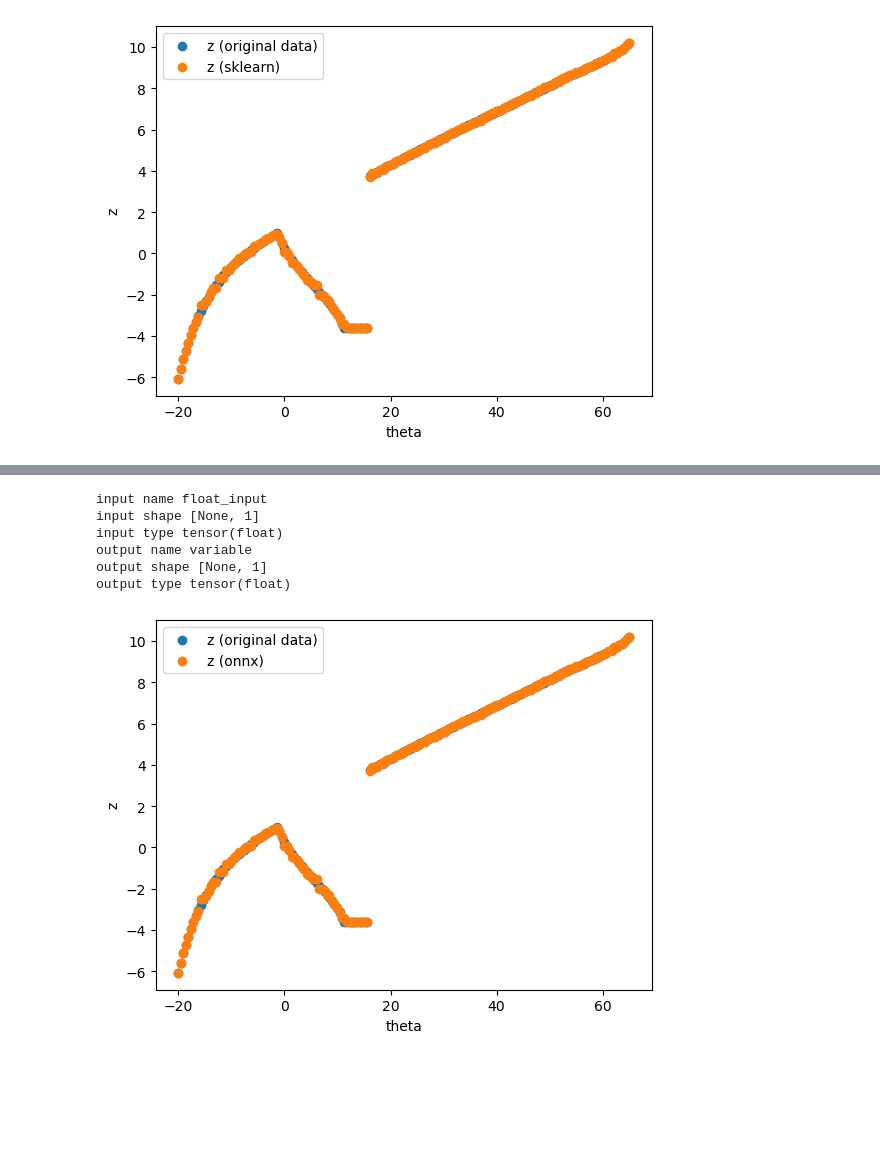
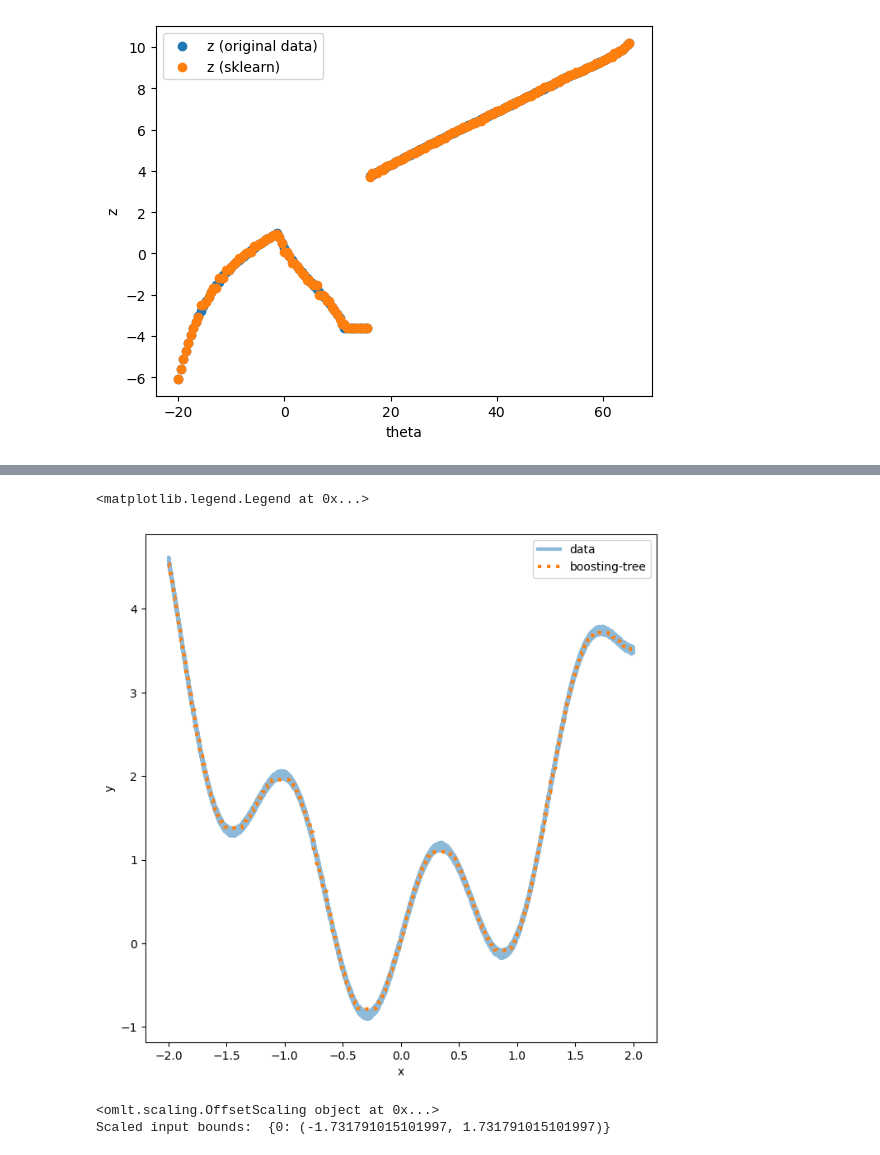
Before and after one commit to linshumeng/OMLT_ML, a Jupyter notebook: Sklearn_boosting.ipynb, the cells around one changed output, grey strips where cells are left out. Saved outputs shown, nothing was run; the diff lists cells and outputs as text; code cells hidden in the pictures; blank space fills up the shorter version.

Commit message:
Upload formulation of boosting tree

```diff
--- a/Sklearn_boosting.ipynb
+++ b/Sklearn_boosting.ipynb
@@ -59,2 +128,43 @@ plt.show()
+# %%
+regr = GradientBoostingRegressor()
+# %%
+#Data needs to be in array and reshaped
+x_scaled = df["x_scaled"].to_numpy().reshape(-1,1)
+y_scaled = df["y_scaled"].to_numpy().reshape(-1,1)
+
+#train the linear tree
+history1 = regr.fit(x_scaled,y_scaled)
+# %%
+#note: we calculate the unscaled output for each neural network to check the predictions
+#nn1
+y_predict_scaled_lt = regr.predict(x_scaled)
+y_predict_lt = y_predict_scaled_lt * (std_data['y']) + mean_data['y']
+# %%
+#create a single plot with the original data and each neural network's predictions
+fig, ax = plt.subplots(1, figsize=(8, 8))
+ax.plot(x, y, linewidth=3.0, label="data", alpha=0.5)
+ax.plot(x, y_predict_lt, linewidth=3.0,
+        linestyle="dotted", label="boosting-tree")
+plt.xlabel("x")
+plt.ylabel("y")
+plt.legend()
+# %% [output]
+<matplotlib.legend.Legend at 0x...>
+[figure, added]
+# %%
+#create an omlt scaling object
+scaler = omlt.scaling.OffsetScaling(offset_inputs=[mean_data['x']],
+                    factor_inputs=[std_data['x']],
+                    offset_outputs=[mean_data['y']],
+                    factor_outputs=[std_data['y']])
+
+#create the input bounds. note that the key `0` corresponds to input `0` and that we also scale the input bounds
+input_bounds={0:((min(df['x']) - mean_data['x'])/std_data['x'],
+                 (max(df['x']) - mean_data['x'])/std_data['x'])};
+print(scaler)
+print("Scaled input bounds: ",input_bounds)
+# %% [output]
+<omlt.scaling.OffsetScaling object at 0x...>
+Scaled input bounds:  {0: (-1.731791015101997, 1.731791015101997)}
 # %%
 initial_type = [('float_input', FloatTensorType([-1, 1]))]
@@ -64,30 +171,0 @@ with open("./output/sklearn_boosting.onnx", "wb") as f:
-# %%
-sess = rt.InferenceSession("./output/sklearn_boosting.onnx")
-input_name = sess.get_inputs()[0].name
-print("input name", input_name)
-input_shape = sess.get_inputs()[0].shape
-print("input shape", input_shape)
-input_type = sess.get_inputs()[0].type
-print("input type", input_type)
-output_name = sess.get_outputs()[0].name
-print("output name", output_name)
-output_shape = sess.get_outputs()[0].shape
-print("output shape", output_shape)
-output_type = sess.get_outputs()[0].type
-print("output type", output_type)
-pred_onx = sess.run([output_name], {input_name: X.astype(np.float32)})
-# plotting results
-plt.scatter(X, y, label = 'z (original data)')
-plt.scatter(X, pred_onx, label = 'z (onnx)')
-plt.ylabel('z')
-plt.xlabel('theta')
-plt.legend()
-plt.show()
-# %% [output]
-input name float_input
-input shape [None, 1]
-input type tensor(float)
-output name variable
-output shape [None, 1]
-output type tensor(float)
-[figure, removed]
```
Also changed, not shown: parts of 16 cells of this notebook, 2 other files.
